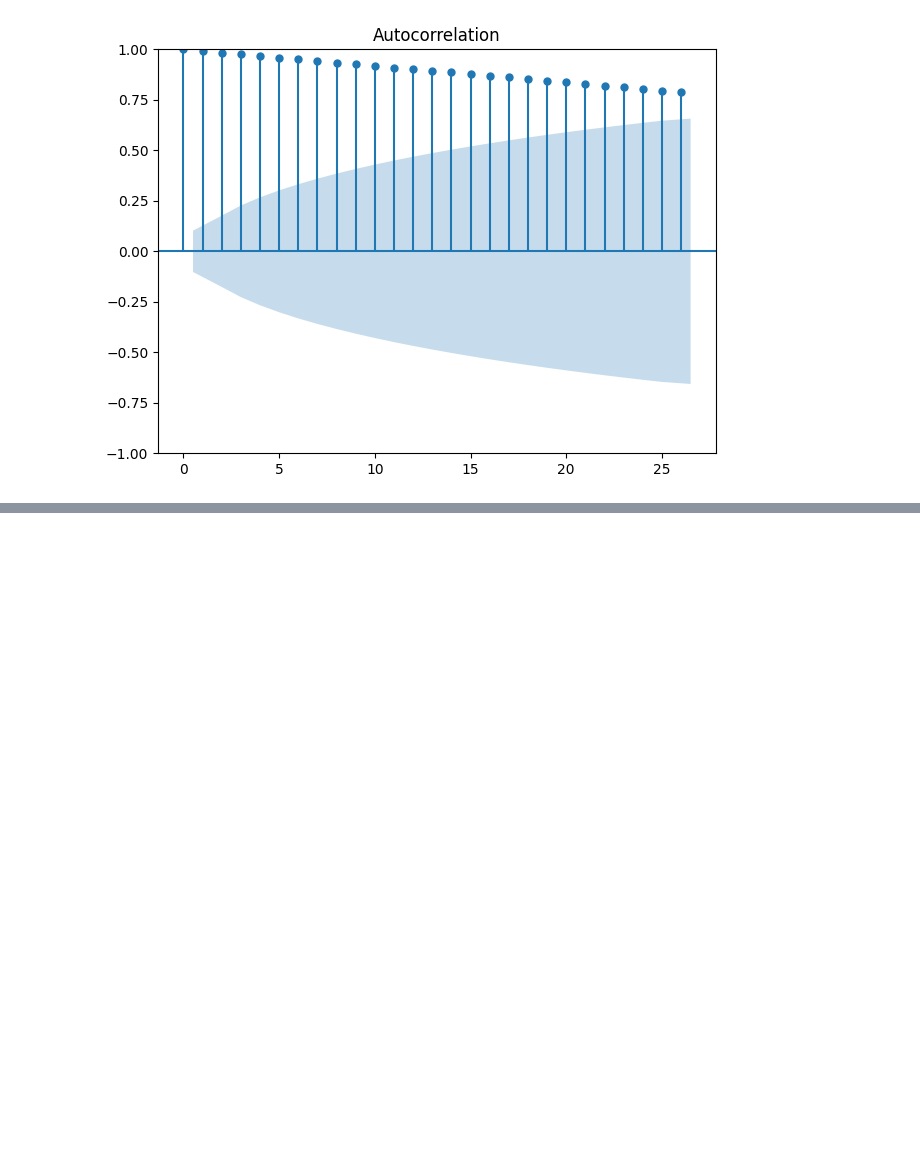
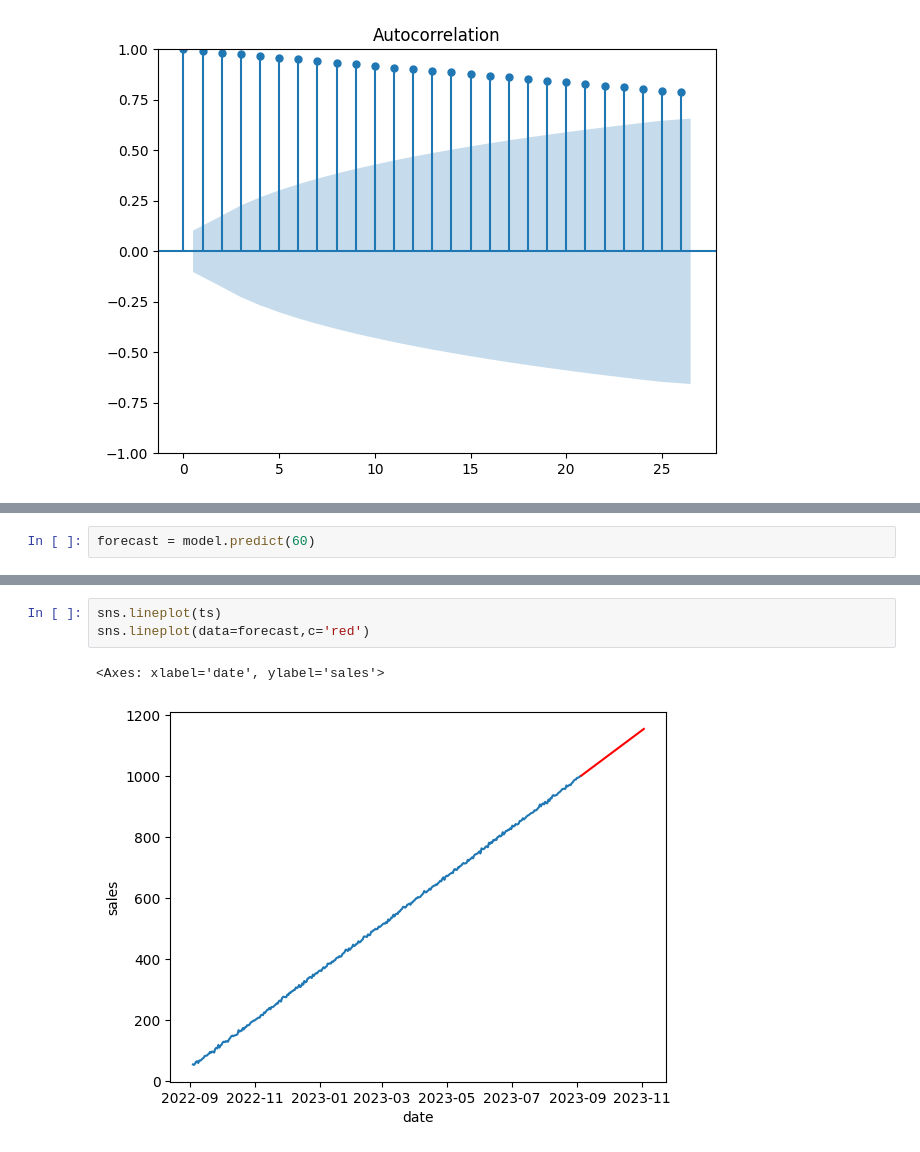
Before and after one commit to 4GeeksAcademy/TimeSeriesAnalysisJAYC, a Jupyter notebook: src/explore.ipynb, the cells around one changed output, grey strips where cells are left out. Drawn from its saved outputs; the diff is of its cells as text; blank space fills up the shorter version.

```diff
--- a/src/explore.ipynb
+++ b/src/explore.ipynb
@@ -123,0 +145,2 @@ ModuleNotFoundError: No module named 'pmdarima'
+# %%
+forecast = model.predict(60)
@@ -123,0 +167,6 @@ ModuleNotFoundError: No module named 'pmdarima'
+# %%
+sns.lineplot(ts)
+sns.lineplot(data=forecast,c='red')
+# %% [output]
+<Axes: xlabel='date', ylabel='sales'>
+[figure, added]
```
Also changed, not shown: parts of 5 cells of this notebook, 1 other file.
